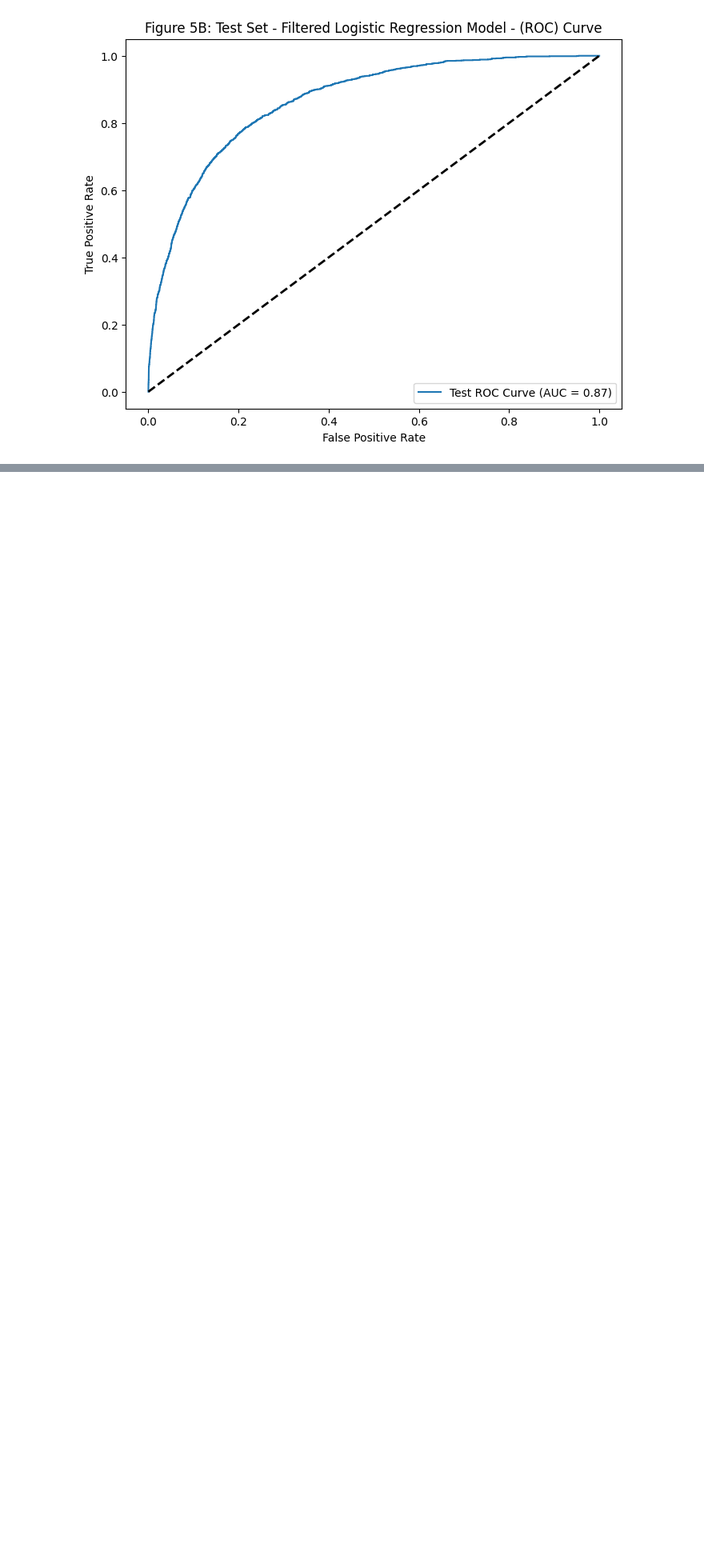
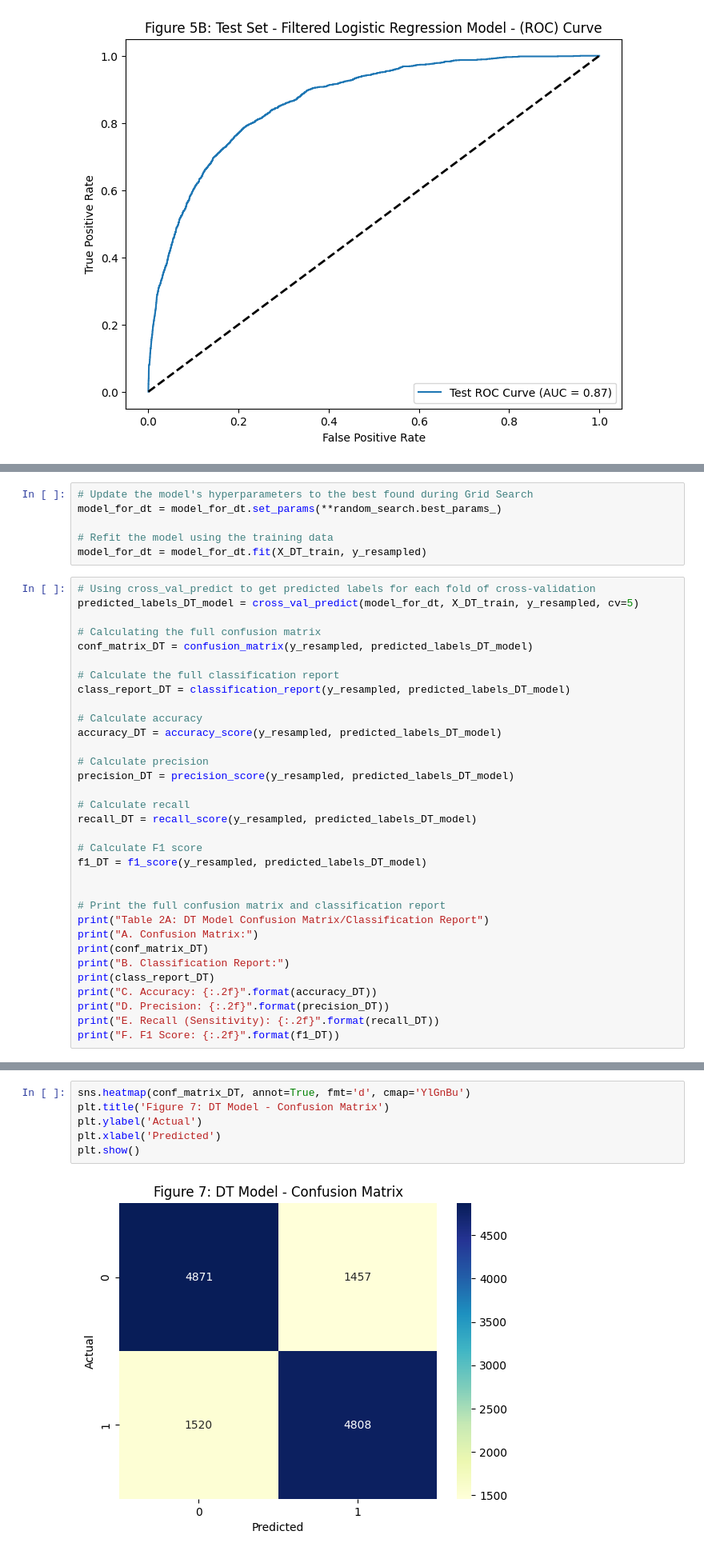
Before and after one commit to IbrahimTGhanem/Datathon4, a Jupyter notebook: Dathathon_04_Group_02.ipynb, the cells around one changed output, grey strips where cells are left out. Shown at 80% size. Saved outputs shown, nothing was run; the diff lists cells and outputs as text; blank space fills up the shorter version.

```diff
--- a/Dathathon_04_Group_02.ipynb
+++ b/Dathathon_04_Group_02.ipynb
@@ -1162,0 +1362,39 @@ It seems the logistic regression is performing relatively well. Accuracy and rec
+# %%
+# Update the model's hyperparameters to the best found during Grid Search
+model_for_dt = model_for_dt.set_params(**random_search.best_params_)
+
+# Refit the model using the training data
+model_for_dt = model_for_dt.fit(X_DT_train, y_resampled)
+# %%
+# Using cross_val_predict to get predicted labels for each fold of cross-validation
+predicted_labels_DT_model = cross_val_predict(model_for_dt, X_DT_train, y_resampled, cv=5)
+
+# Calculating the full confusion matrix
+conf_matrix_DT = confusion_matrix(y_resampled, predicted_labels_DT_model)
+
+# Calculate the full classification report
+class_report_DT = classification_report(y_resampled, predicted_labels_DT_model)
+
+# Calculate accuracy
+accuracy_DT = accuracy_score(y_resampled, predicted_labels_DT_model)
+
+# Calculate precision
+precision_DT = precision_score(y_resampled, predicted_labels_DT_model)
+
+# Calculate recall
+recall_DT = recall_score(y_resampled, predicted_labels_DT_model)
+
+# Calculate F1 score
+f1_DT = f1_score(y_resampled, predicted_labels_DT_model)
+
+
+# Print the full confusion matrix and classification report
+print("Table 2A: DT Model Confusion Matrix/Classification Report")
+print("A. Confusion Matrix:")
+print(conf_matrix_DT)
+print("B. Classification Report:")
+print(class_report_DT)
+print("C. Accuracy: {:.2f}".format(accuracy_DT))
+print("D. Precision: {:.2f}".format(precision_DT))
+print("E. Recall (Sensitivity): {:.2f}".format(recall_DT))
+print("F. F1 Score: {:.2f}".format(f1_DT))
@@ -1162,0 +1420,8 @@ It seems the logistic regression is performing relatively well. Accuracy and rec
+# %%
+sns.heatmap(conf_matrix_DT, annot=True, fmt='d', cmap='YlGnBu')
+plt.title('Figure 7: DT Model - Confusion Matrix')
+plt.ylabel('Actual')
+plt.xlabel('Predicted')
+plt.show()
+# %% [output]
+[figure, added]
```
Also changed, not shown: parts of 60 cells of this notebook.
